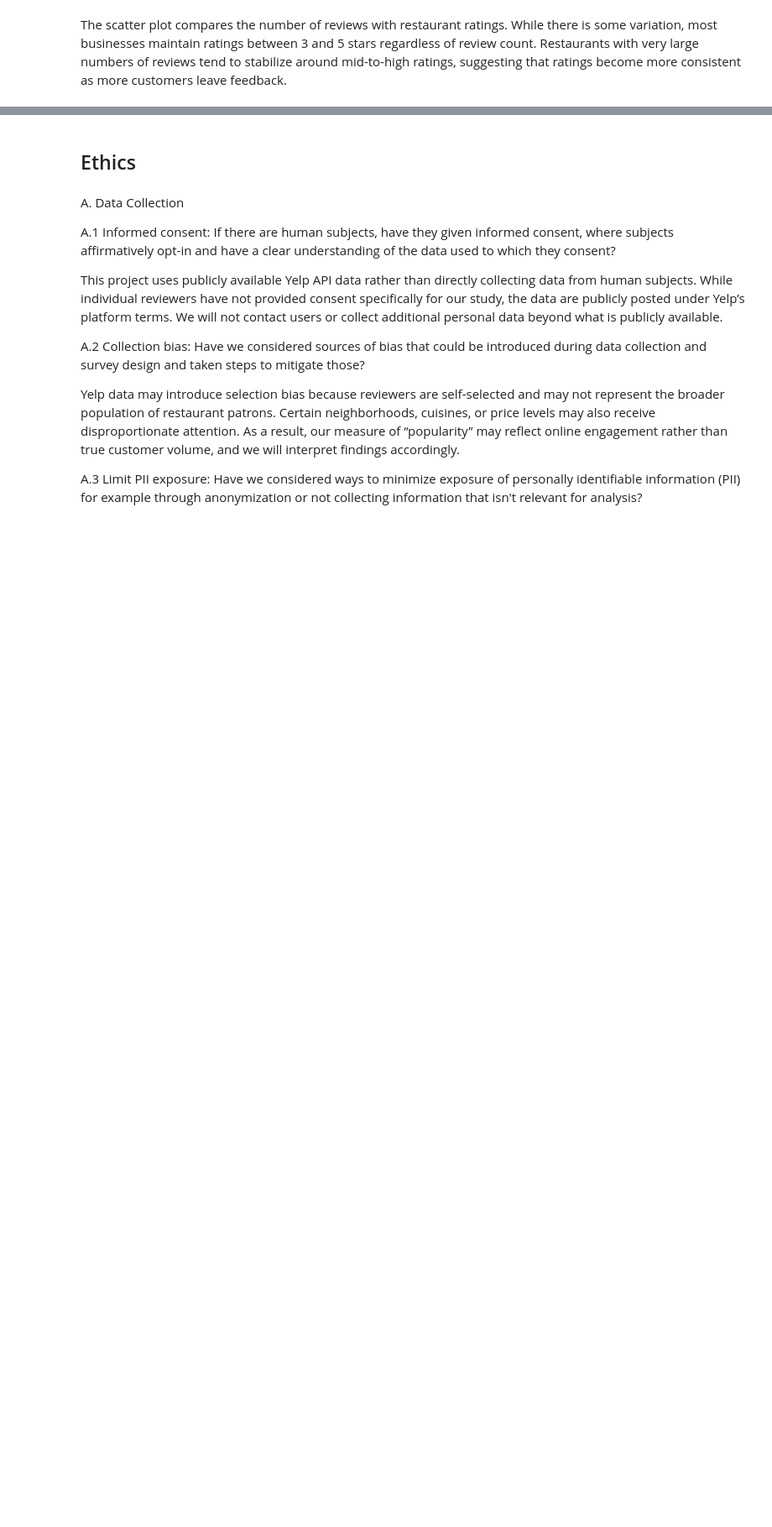
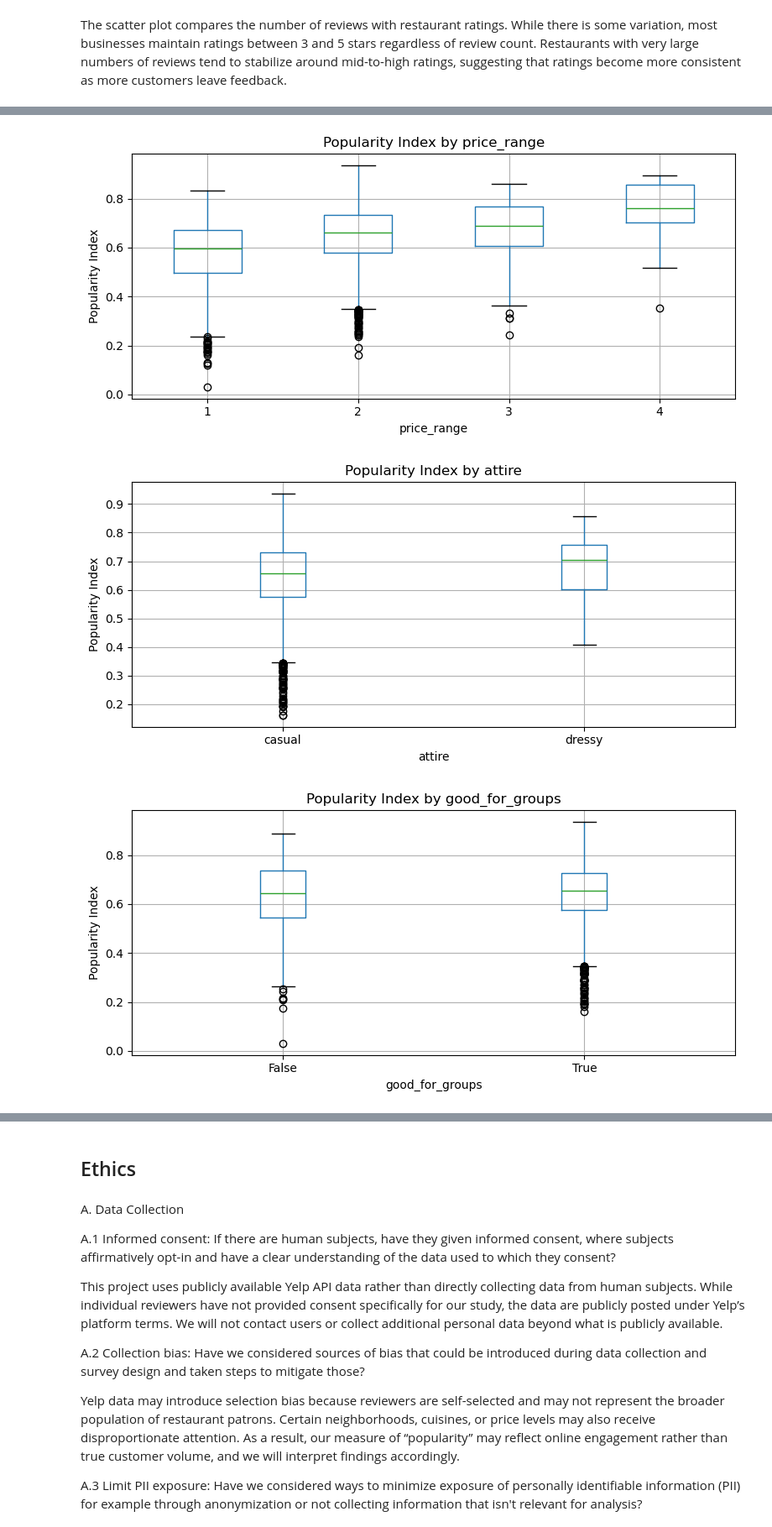
Before and after one commit to lznas/yelp-popularity-predicton, a Jupyter notebook: 02-EDACheckpoint.ipynb, the cells around one changed output, grey strips where cells are left out. Shown at 84% size. Saved outputs shown, nothing was run; the diff lists cells and outputs as text; code cells hidden in the pictures; blank space fills up the shorter version.

```diff
--- a/02-EDACheckpoint.ipynb
+++ b/02-EDACheckpoint.ipynb
@@ -856,0 +1057,23 @@ The scatter plot compares the number of reviews with restaurant ratings. While t
+# %%
+import plotly.express as px
+import plotly.graph_objects as go
+from plotly.subplots import make_subplots
+
+cols = ["price_range", "attire", "good_for_groups", "reservations",
+        "alcohol", "noise_level", "outdoor_seating", "good_for_kids"]
+
+fig = make_subplots(rows=2, cols=4, subplot_titles=cols)
+
+for i, col in enumerate(cols):
+    row, col_pos = divmod(i, 4)
+    counts = food_df[col].value_counts(dropna=False).reset_index()
+    counts.columns = ["value", "count"]
+    counts["value"] = counts["value"].astype(str)  # handles None/bool
+
+    fig.add_trace(
+        go.Bar(x=counts["value"], y=counts["count"], name=col, showlegend=False),
+        row=row+1, col=col_pos+1
+    )
+
+fig.update_layout(height=600, title_text="Attribute Distributions", template="plotly_white")
+fig.show()
@@ -856,0 +1082,20 @@ The scatter plot compares the number of reviews with restaurant ratings. While t
+# %%
+attr_cols = ["price_range", "attire", "good_for_groups", "reservations",
+             "alcohol", "noise_level", "outdoor_seating", "good_for_kids"]
+
+for attr in attr_cols:
+    fig, ax = plt.subplots(figsize=(8, 4))
+
+    temp = food_df[food_df[attr].notna() & (food_df[attr] != 'None')]
+
+    temp.boxplot(column="popularity_index", by=attr, ax=ax)
+    ax.set_title(f"Popularity Index by {attr}")
+    ax.set_xlabel(attr)
+    ax.set_ylabel("Popularity Index")
+    plt.suptitle("")
+    plt.tight_layout()
+    plt.show()
+# %% [output]
+[figure, added]
+[figure, added]
+[figure, added]
```
Also changed, not shown: parts of 96 cells of this notebook, 1 other file.
